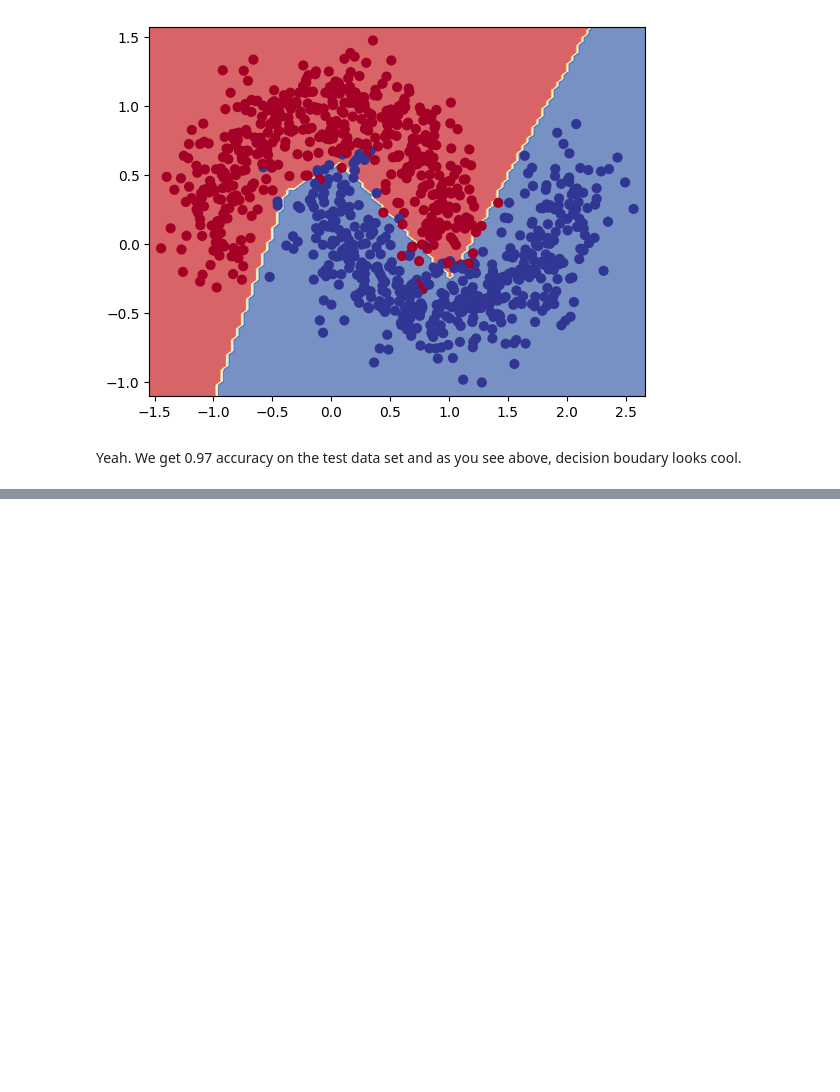
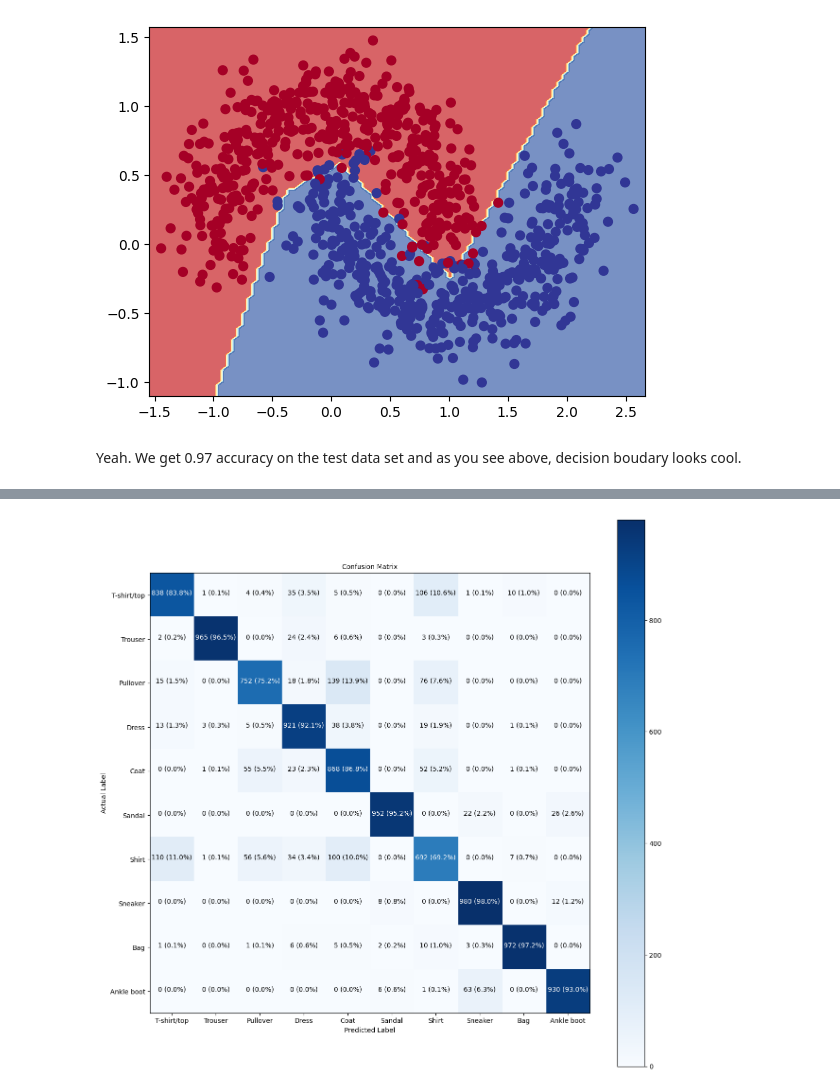
Before and after one commit to SedatParlak/tensorflow, a Jupyter notebook: 02_neural_network_classification_with_tensorflow_exercises.ipynb, the cells around one changed output, grey strips where cells are left out. Cells and saved outputs as stored; diff of their text form; code cells hidden in the pictures; blank space fills up the shorter version.

```diff
--- a/02_neural_network_classification_with_tensorflow_exercises.ipynb
+++ b/02_neural_network_classification_with_tensorflow_exercises.ipynb
@@ -271,0 +352,4 @@ Yeah. We get 0.97 accuracy on the test data set and as you see above, decision b
+# %%
+# Normalized the data
+X_train = X_train / 255
+X_test = X_test / 255
@@ -271,0 +455,25 @@ Yeah. We get 0.97 accuracy on the test data set and as you see above, decision b
+# %%
+# Create the model
+model3 = tf.keras.Sequential([
+    tf.keras.layers.Flatten(input_shape=(28, 28)),
+    tf.keras.layers.Dense(512, activation='relu'),
+    tf.keras.layers.Dense(256, activation='relu'),
+    tf.keras.layers.Dense(128, activation='relu'),
+    tf.keras.layers.Dense(64, activation='relu'),
+    tf.keras.layers.Dense(32, activation='relu'),
+    tf.keras.layers.Dense(16, activation='relu'),
+    tf.keras.layers.Dense(10, activation='softmax')
+])
+
+# Compile the model
+model3.compile(
+    loss = tf.keras.losses.SparseCategoricalCrossentropy(),
+    optimizer = tf.keras.optimizers.Adam(),
+    metrics = ['accuracy']
+)
+
+# Fit the model
+history3 = model3.fit(X_train,
+                      y_train,
+                      epochs=20,
+                      validation_data=(X_test, y_test))
@@ -271,0 +550,7 @@ Yeah. We get 0.97 accuracy on the test data set and as you see above, decision b
+# %%
+# Make predictions
+y_probs = model3.predict(X_test)
+y_preds = y_probs.argmax(axis=1)
+
+# View the first ten predictions
+y_preds[0:10]
@@ -271,0 +560,5 @@ Yeah. We get 0.97 accuracy on the test data set and as you see above, decision b
+# %%
+# Plot the confusion matrix
+make_confusion_matrix(y_test, y_preds, classes=class_names, figsize=(15, 15), text_size=10)
+# %% [output]
+[figure, added]
```
Also changed, not shown: parts of 19 cells of this notebook.
